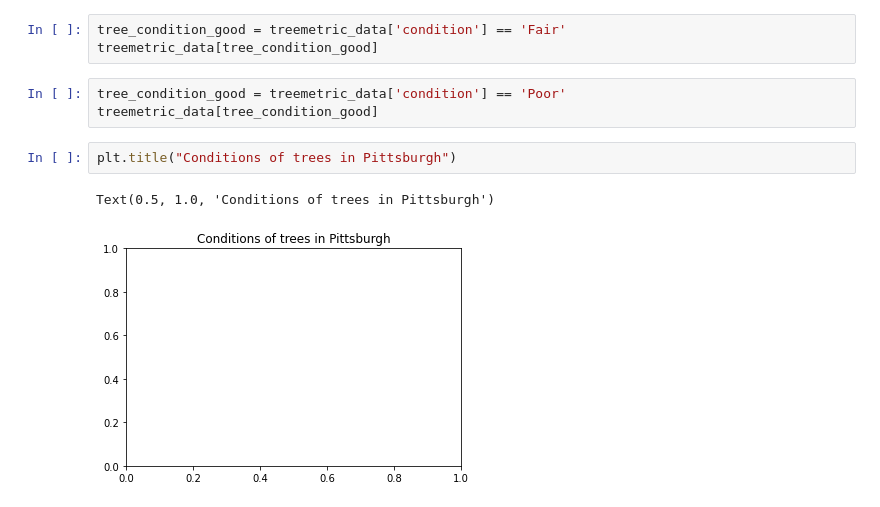
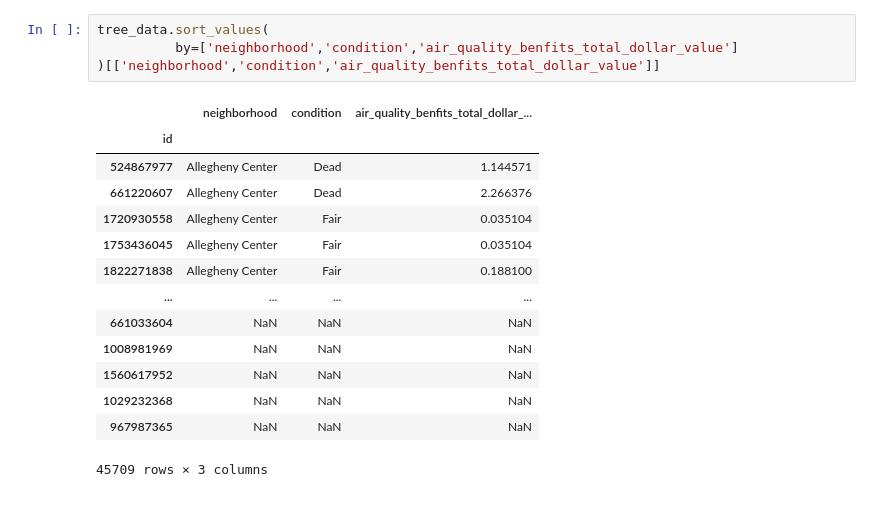
Before and after one commit to ColeEichner/Data-Wizards-Final, a Jupyter notebook: sgi2/treesmetric.ipynb, the cells around one changed output. Saved outputs shown, nothing was run; the diff lists cells and outputs as text.

```diff
--- a/sgi2/treesmetric.ipynb
+++ b/sgi2/treesmetric.ipynb
@@ -30,11 +9,19 @@ treemetric_data[tree_condition_good]
-# %%
-tree_condition_good = treemetric_data['condition'] == 'Fair'
-treemetric_data[tree_condition_good]
-# %%
-tree_condition_good = treemetric_data['condition'] == 'Poor'
-treemetric_data[tree_condition_good]
-# %%
-plt.title("Conditions of trees in Pittsburgh")
-# %% [output]
-Text(0.5, 1.0, 'Conditions of trees in Pittsburgh')
-[figure, removed]
+# %%
+tree_data.sort_values(
+          by=['neighborhood','condition','air_quality_benfits_total_dollar_value']
+)[['neighborhood','condition','air_quality_benfits_total_dollar_value']]
+# %% [output]
+|  | neighborhood | condition | air_quality_benfits_total_dollar_... |
+| id |  |  |  |
+| 524867977 | Allegheny Center | Dead | 1.144571 |
+| 661220607 | Allegheny Center | Dead | 2.266376 |
+| 1720930558 | Allegheny Center | Fair | 0.035104 |
+| 1753436045 | Allegheny Center | Fair | 0.035104 |
+| 1822271838 | Allegheny Center | Fair | 0.188100 |
+| ... | ... | ... | ... |
+| 661033604 | NaN | NaN | NaN |
+| 1008981969 | NaN | NaN | NaN |
+| 1560617952 | NaN | NaN | NaN |
+| 1029232368 | NaN | NaN | NaN |
+| 967987365 | NaN | NaN | NaN |
+45709 rows × 3 columns
```
Also changed, not shown: parts of 7 cells of this notebook.
